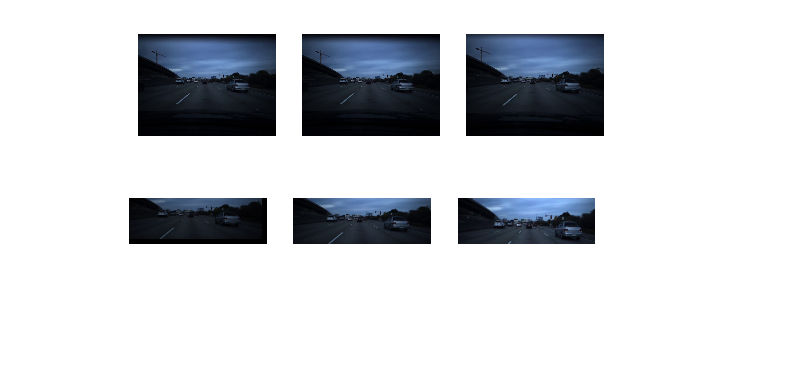
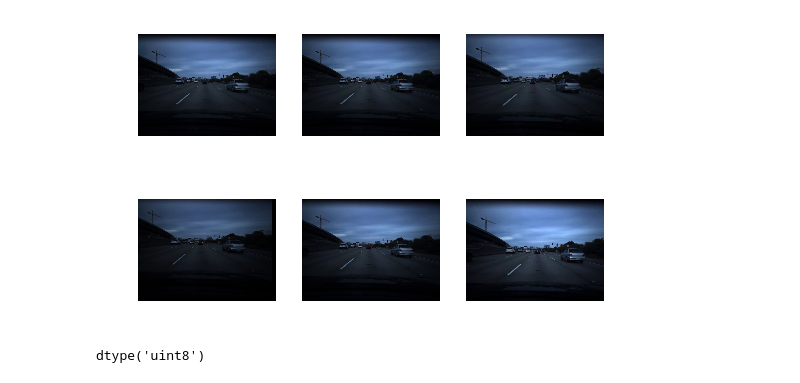
Before and after one commit to afcarl/speed-predictor, a Jupyter notebook: image_processing.ipynb, the cells around one changed output. Saved outputs shown, nothing was run; the diff lists cells and outputs as text; code cells hidden in the pictures; blank space fills up the shorter version.

```diff
--- a/image_processing.ipynb
+++ b/image_processing.ipynb
@@ -78,14 +79,18 @@ show_3(stretch_image(img, scale_x1_min, scale_x2_min, scale_y1_min, scale_y2_min
 [figure]
 # %%
 image_size = (288, 98)
-min_aug = augment_image(img, crop_size, image_size, brightness_min, translation_x_min, translation_y_min,
+min_aug = augment_image(img, brightness_min, translation_x_min, translation_y_min,
                        scale_x1_min, scale_x2_min, scale_y1_min, scale_y2_min)
-max_aug = augment_image(img, crop_size, image_size, brightness_max, translation_x_max, translation_y_max,
+max_aug = augment_image(img, brightness_max, translation_x_max, translation_y_max,
                        scale_x1_max, scale_x2_max, scale_y1_max, scale_y2_max)
 
-show_3(min_aug, cv2.resize(crop_image(img, crop_size), image_size), max_aug)
+show_3(min_aug, img, max_aug)
 # %% [output]
-[figure, old version]
+[figure, new version]
+# %%
+max_aug.dtype
+# %% [output]
+dtype('uint8')
 # %%
 aug_image = augment_images([img])[0]
 print(aug_image.shape)
```
Also changed, not shown: parts of 12 cells of this notebook, 3 other files.
